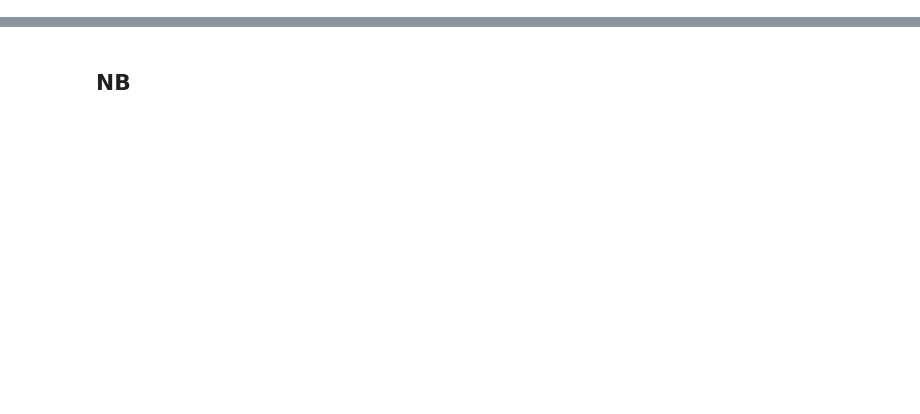
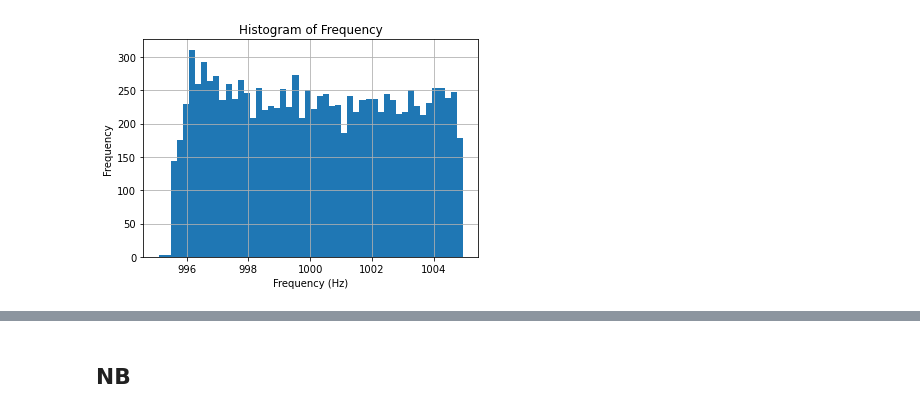
Before and after one commit to arthursun1997/ML4QS, a Jupyter notebook: Model_training.ipynb, the cells around one changed output, grey strips where cells are left out. Drawn from its saved outputs; the diff is of its cells as text; code cells hidden in the pictures; blank space fills up the shorter version.

Commit message:
merge

```diff
--- a/Model_training.ipynb
+++ b/Model_training.ipynb
@@ -17,0 +384,5 @@ merged_all = pd.read_csv(excel_file)
+# %%
+#push all missing values to the end of the dataframe and drop all the rows with NaN values
+merged_bus_2 = merged_bus_2.apply(lambda x: pd.Series(x.dropna().values))
+merged_bus_2 = merged_bus_2.dropna()
+merged_bus_2
@@ -17,0 +403,5 @@ merged_all = pd.read_csv(excel_file)
+# %%
+#rename freuqency column to freq and speed column to speed
+merged_bus_2 = merged_bus_2.rename(columns={'Frequency (Hz)': 'freq'})
+merged_bus_2 = merged_bus_2.rename(columns={'Speed (m/s)': 'speed'})
+merged_bus_2
@@ -17,0 +422,4 @@ merged_all = pd.read_csv(excel_file)
+# %%
+#add one column to the dataframe and name it as 'state' and each value in this column is bus
+merged_bus_2['state'] = 'bus'
+merged_bus_2
@@ -17,0 +440,4 @@ merged_all = pd.read_csv(excel_file)
+# %%
+#add merged_bus_2 to merged_all
+merged_all = merged_all.append(merged_bus_2, ignore_index=True)
+merged_all
@@ -17,0 +475,9 @@ merged_all = pd.read_csv(excel_file)
+# %%
+#plot the histogram of the frequency column
+merged_all['freq'].hist(bins=50)
+plt.xlabel('Frequency (Hz)')
+plt.ylabel('Frequency')
+plt.title('Histogram of Frequency')
+plt.show()
+# %% [output]
+[figure, added]
```
Also changed, not shown: parts of 40 cells of this notebook, 1 other file.
